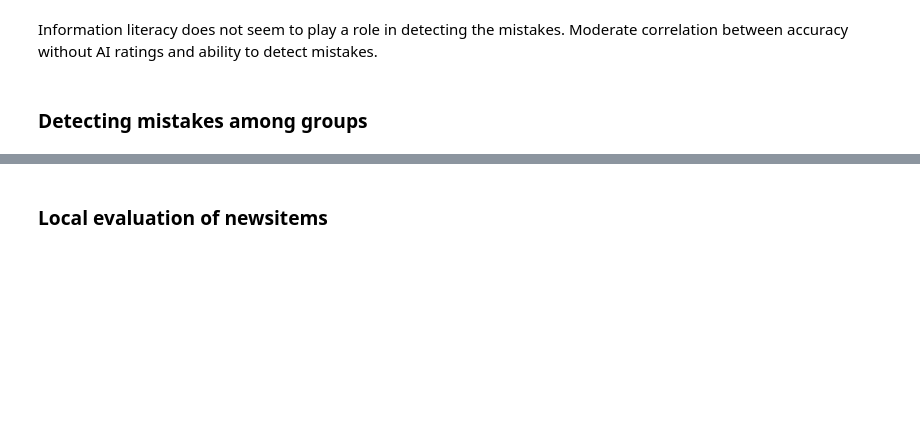
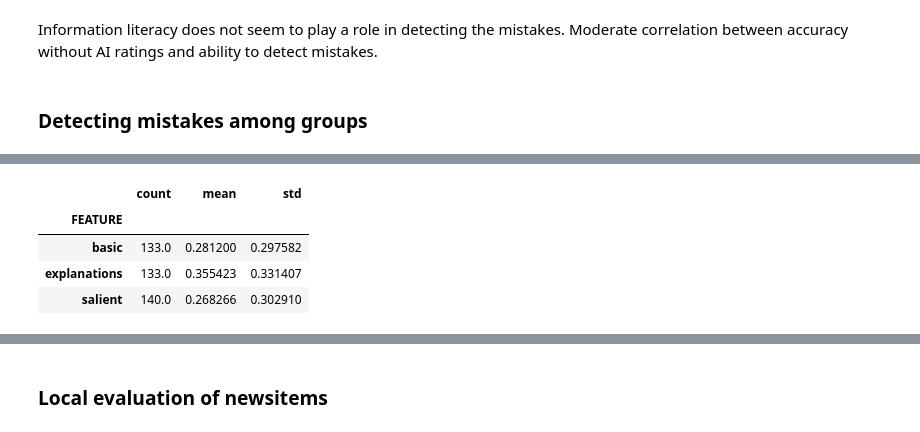
Before and after one commit to csomorbalazs/xai-experiment, a Jupyter notebook: postprocessing/Data_Analysis_XAI.ipynb, the cells around one changed output, grey strips where cells are left out. Drawn from its saved outputs; the diff is of its cells as text; code cells hidden in the pictures; blank space fills up the shorter version.

```diff
--- a/postprocessing/Data_Analysis_XAI.ipynb
+++ b/postprocessing/Data_Analysis_XAI.ipynb
@@ -1147,0 +1160,8 @@ Information literacy does not seem to play a role in detecting the mistakes. Mod
+# %%
+stats
+# %% [output]
+|  | count | mean | std |
+| FEATURE |  |  |  |
+| basic | 133.0 | 0.281200 | 0.297582 |
+| explanations | 133.0 | 0.355423 | 0.331407 |
+| salient | 140.0 | 0.268266 | 0.302910 |
```
Also changed, not shown: parts of 10 cells of this notebook.
